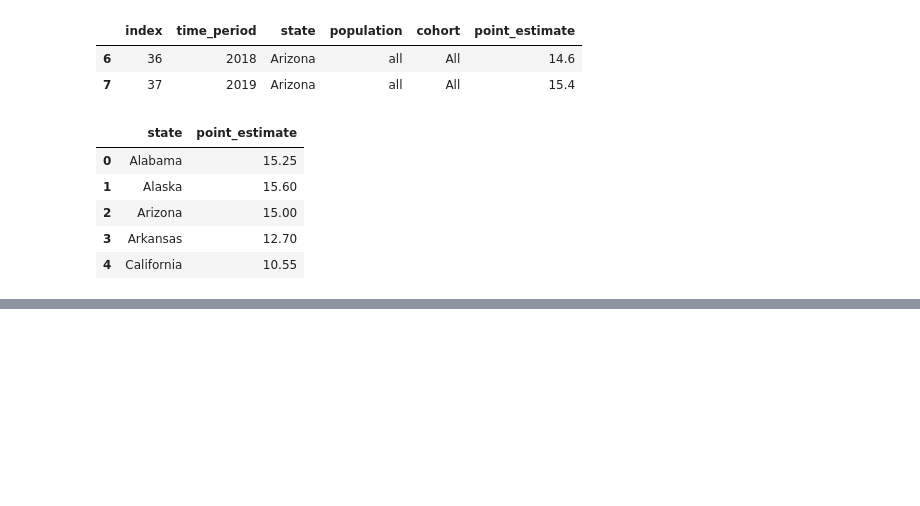
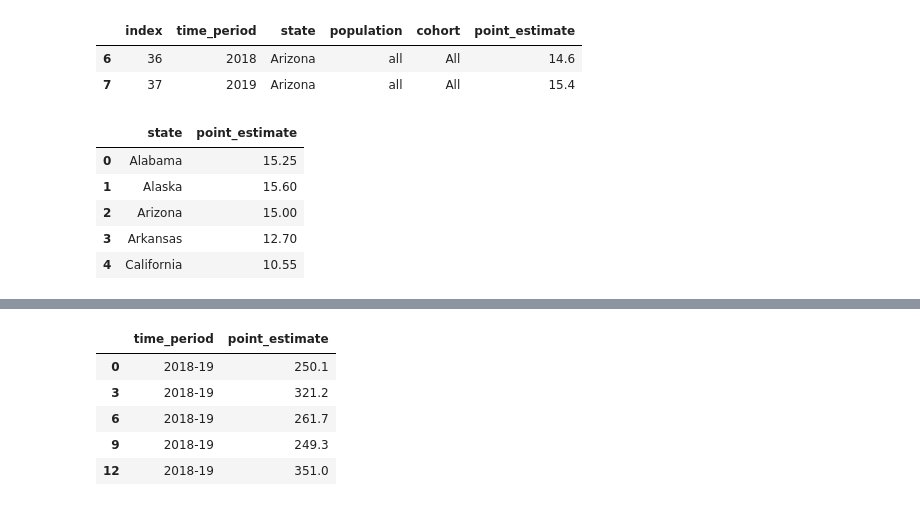
Before and after one commit to redpandata19/Project_1_Team_5, a Jupyter notebook: Premature_deaths.ipynb, the cells around one changed output, grey strips where cells are left out. Saved outputs shown, nothing was run; the diff lists cells and outputs as text; code cells hidden in the pictures; blank space fills up the shorter version.

Commit message:
needed an addition step to take it from narrowing the scope of the data to the actual dataframes per source

```diff
--- a/Premature_deaths.ipynb
+++ b/Premature_deaths.ipynb
@@ -186,0 +157,4 @@ treat_deaths_df.head()
+# %%
+# Limiting the data to 2018-19 period per state
+avoi_deaths_narrow = avoi_deaths.loc[avoi_deaths["time_period"]=="2018-19"]
+avoi_deaths_narrow.head()
@@ -186,0 +168,11 @@ treat_deaths_df.head()
+# %%
+# Creating the df by choosing only the two columns we want to keep
+avoi_deaths_df = avoi_deaths_narrow[["time_period", "point_estimate"]]
+avoi_deaths_df.head()
+# %% [output]
+|  | time_period | point_estimate |
+| 0 | 2018-19 | 250.1 |
+| 3 | 2018-19 | 321.2 |
+| 6 | 2018-19 | 261.7 |
+| 9 | 2018-19 | 249.3 |
+| 12 | 2018-19 | 351.0 |
```
Also changed, not shown: parts of 11 cells of this notebook.
